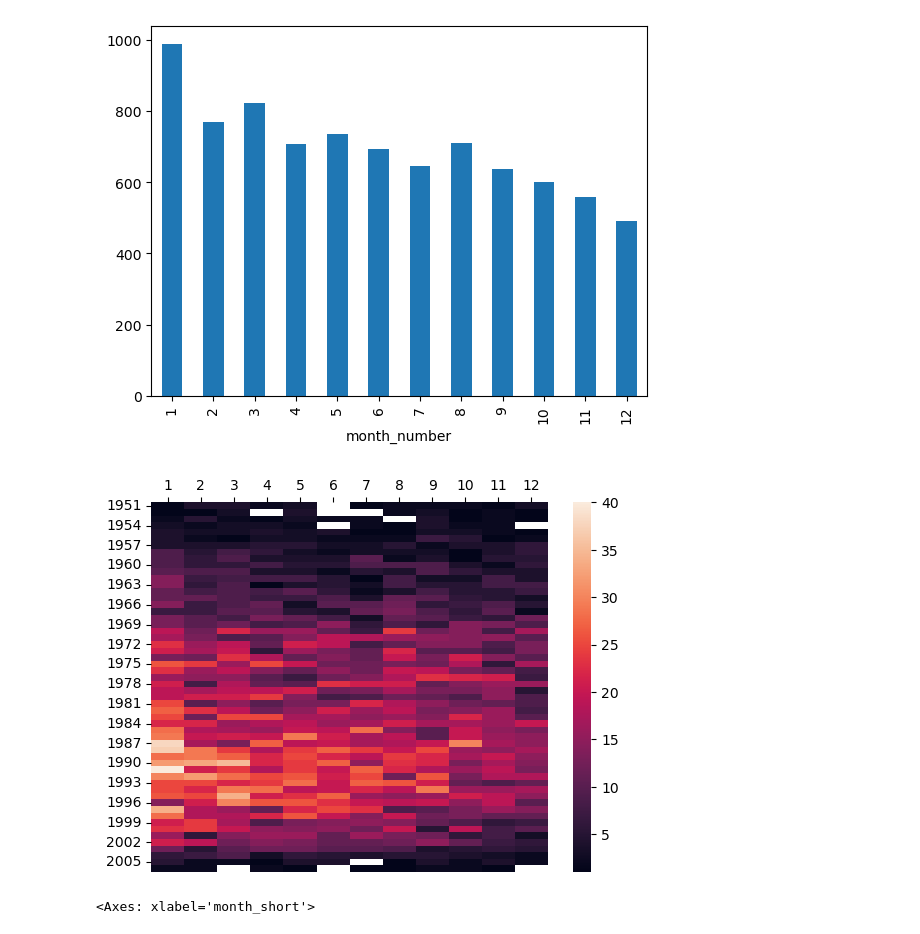
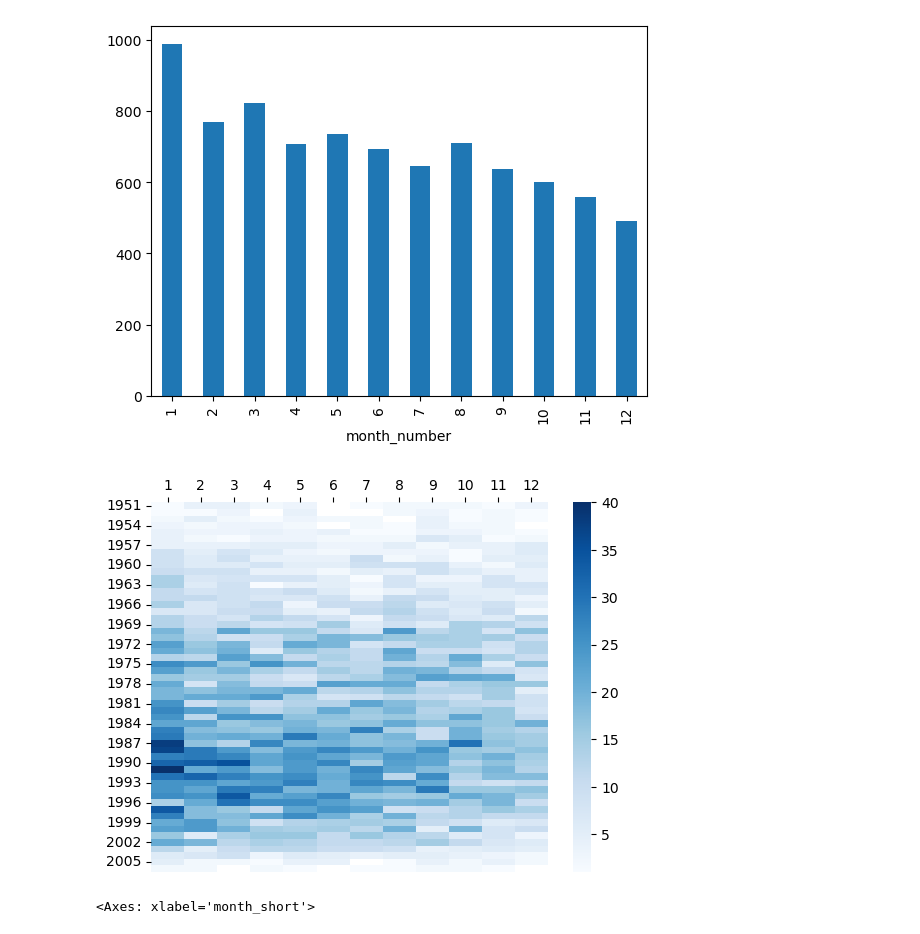
Before and after one commit to JuliaKovalchook/relative_age_effect, a Jupyter notebook: Analytics.ipynb, the cells around one changed output. Saved outputs shown, nothing was run; the diff lists cells and outputs as text; code cells hidden in the pictures.

Commit message:
change color heatmap

```diff
--- a/Analytics.ipynb
+++ b/Analytics.ipynb
@@ -29,12 +29,12 @@ group_month.plot.bar()
 # %%
 import seaborn as sns
 df_for_pivot = df_person_info.groupby(['Year', 'month_number'])['Link'].count().reset_index()
 df_pivot=df_for_pivot.pivot(index="Year", columns="month_number", values="Link")
-ax = sns.heatmap(df_pivot)
+ax = sns.heatmap(df_pivot, cmap="Blues")
 ax.set(xlabel="", ylabel="")
 ax.xaxis.tick_top()
 # %% [output]
-[figure, old version]
+[figure, new version]
 # %%
 df_coef_month=pd.read_csv('coefficient month.csv', index_col=0)
 df_coef_month.plot.bar()
```
Also changed, not shown: parts of 2 cells of this notebook.
